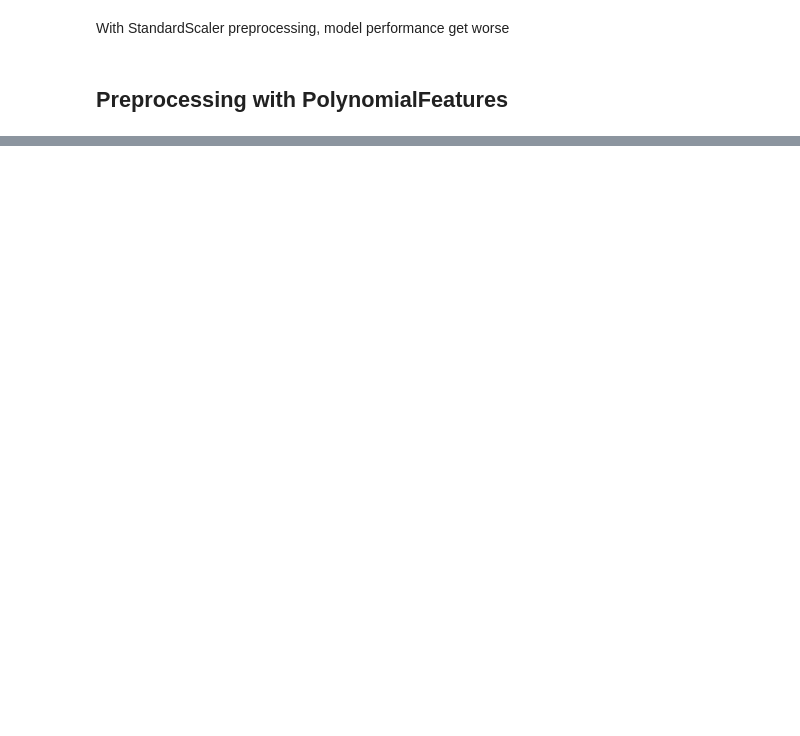
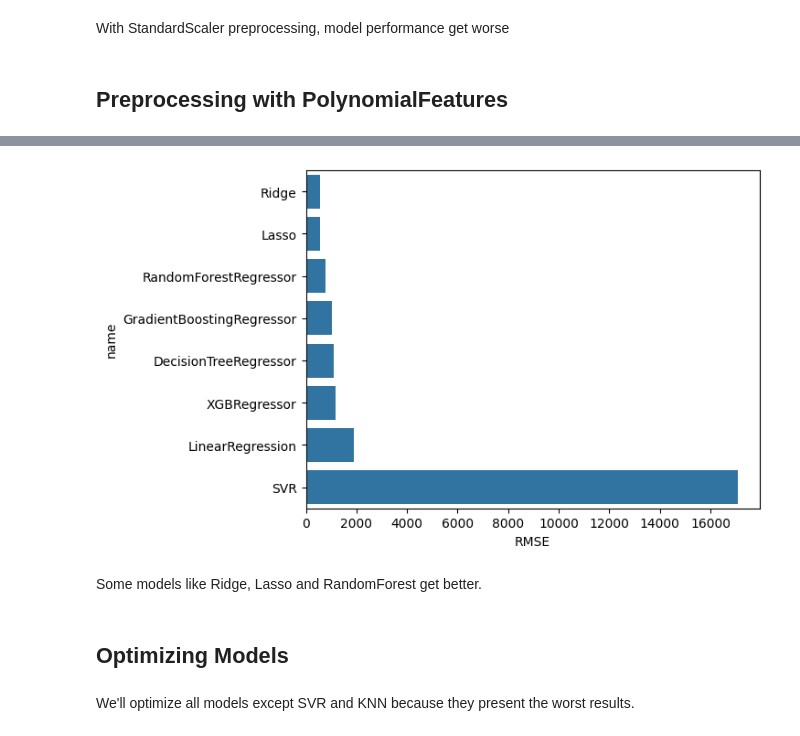
Before and after one commit to TheKryptonium/Bitcoin-price-prediction, a Jupyter notebook: Bitcoin_price_predictor.ipynb, the cells around one changed output, grey strips where cells are left out. Saved outputs shown, nothing was run; the diff lists cells and outputs as text; code cells hidden in the pictures; blank space fills up the shorter version.

```diff
--- a/Bitcoin_price_predictor.ipynb
+++ b/Bitcoin_price_predictor.ipynb
@@ -138,6 +138,12 @@ def save_perfs(perfs, fname=None):
         fname = datetime.now().strftime('%Y-%m-%d %H:%M:%S')
     perfs.to_csv(f'models/perfs/{fname}.csv')
 
+def visualization_regression_perfs(df,title=None):
+    plt.title(title)
+    sns.barplot(df.sort_values(by='RMSE'),
+               x='RMSE',
+               y='name');
+
 def save_model(model, fname):
     joblib.dump(model, f'models/saved{fname}.pkl',compress=3)
 
@@ -378,0 +438,10 @@ With StandardScaler preprocessing, model performance get worse
+# %%
+poly_perfs = pd.DataFrame({
+    'name': model_names,
+    'RMSE': model_rmse,
+    'R2_score': model_r2_score
+})
+
+visualization_regression_perfs(poly_perfs)
+# %% [output]
+[figure, added]
@@ -378,0 +452,6 @@ With StandardScaler preprocessing, model performance get worse
+# %% [markdown]
+Some models like Ridge, Lasso and RandomForest get better.
+# %% [markdown]
+## Optimizing Models
+# %% [markdown]
+We'll optimize all models except SVR and KNN because they present the worst results.
```
Also changed, not shown: parts of 25 cells of this notebook, 3 other files.
